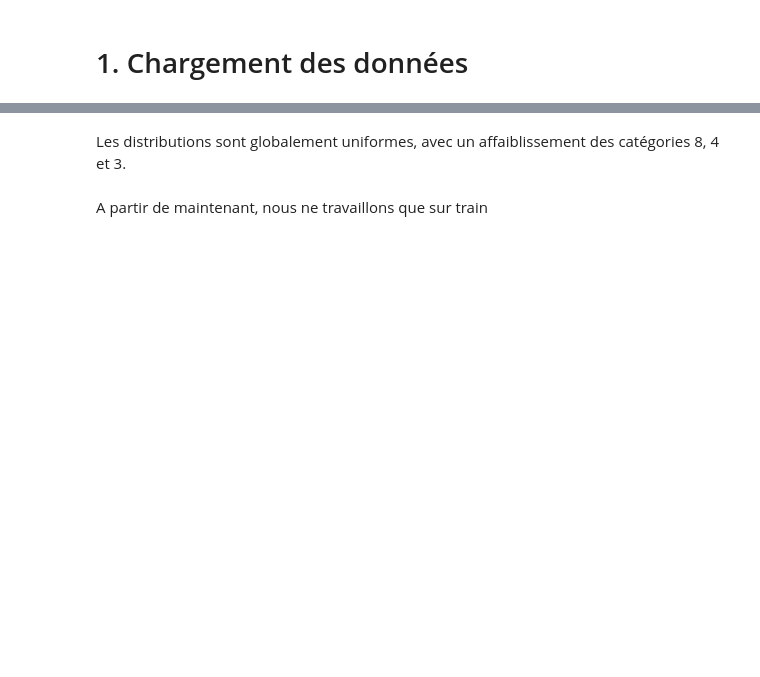
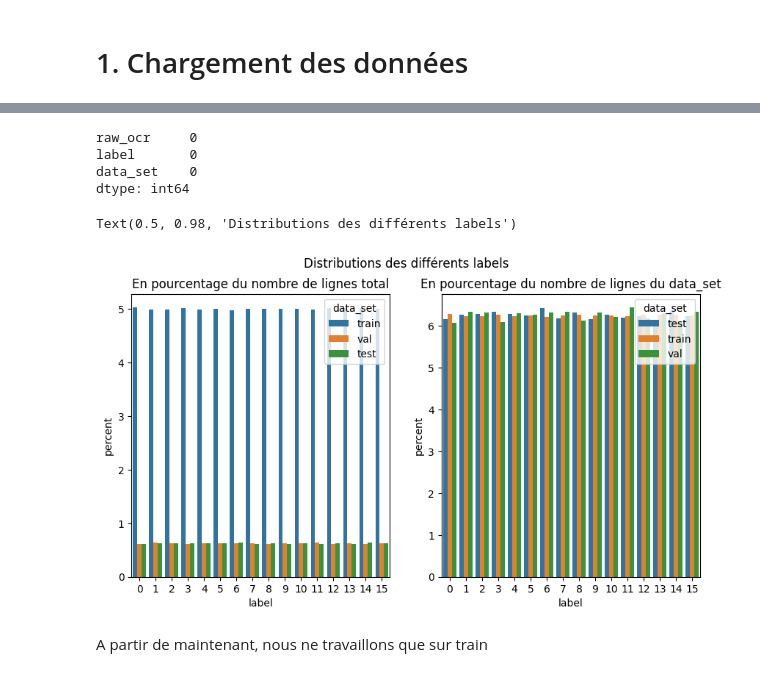
Before and after one commit to DataScientest-Studio/mai25_bds_extraction, a Jupyter notebook: notebooks/3.5-analyse-de-texte.ipynb, the cells around one changed output, grey strips where cells are left out. Drawn from its saved outputs; the diff is of its cells as text; code cells hidden in the pictures; blank space fills up the shorter version.

```diff
--- a/notebooks/3.5-analyse-de-texte.ipynb
+++ b/notebooks/3.5-analyse-de-texte.ipynb
@@ -24,5 +24,5 @@ from matplotlib import pyplot as plt
 # %%
 df = pd.read_parquet(PATHS.processed_data / "df_raw_ocr.parquet")\
     .join(pd.read_parquet(PATHS.metadata / "df_encoded_labels.parquet"))\
-    .join(pd.read_parquet(PATHS.metadata / "data_sets.parquet"))
+    .join(pd.read_parquet(PATHS.metadata / "df_data_sets.parquet"))
 df.head()
@@ -29,36 +37,42 @@ df.head()
+# %%
+df.isna().sum()
+# %% [output]
+raw_ocr     0
+label       0
+data_set    0
+dtype: int64
 # %%
-df = df.dropna()
-# df.drop(columns="raw_ocr").groupby("data_set").value_counts()
 plt.figure(figsize =(10, 5))
 plt.subplot(121)
 sns.countplot(
     data = df,
     x = "label",
     hue = "data_set",
     stat="percent"
 
 )
 plt.title("En pourcentage du nombre de lignes total")
 plt.subplot(122)
 
 # je n'ai pas réussi à faire ce graphe avec seaborn nativement...
 df_grouped = (
     df.groupby(["data_set", "label"])
     .size()
     .reset_index(name="count")
 )
 df_grouped["percent"] = df_grouped.groupby("data_set")["count"].transform(lambda x: x / x.sum() * 100)
 
 sns.barplot(
     data=df_grouped,
     x="label",
     y="percent",
     hue="data_set"
 )
 plt.title("En pourcentage du nombre de lignes du data_set")
 plt.suptitle("Distributions des différents labels")
+# %% [output]
+Text(0.5, 0.98, 'Distributions des différents labels')
+[figure, added]
-# %% [markdown]
-Les distributions sont globalement uniformes, avec un affaiblissement des catégories 8, 4 et 3.
 # %%
 train = df[df.data_set == "train"].drop(columns="data_set")
 test = df[df.data_set == "test"].drop(columns="data_set")
```
Also changed, not shown: parts of 30 cells of this notebook, 1 other file.
